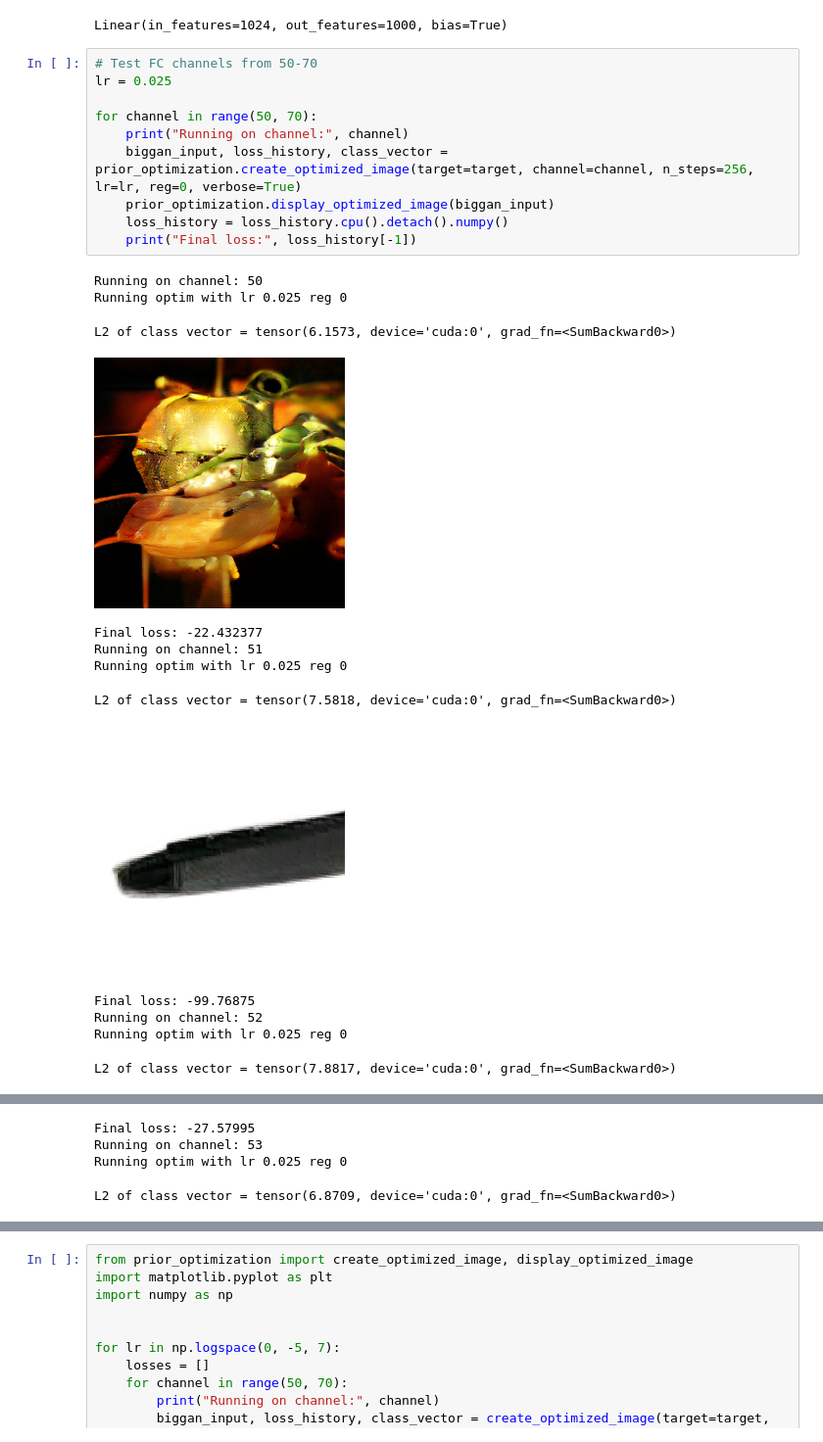
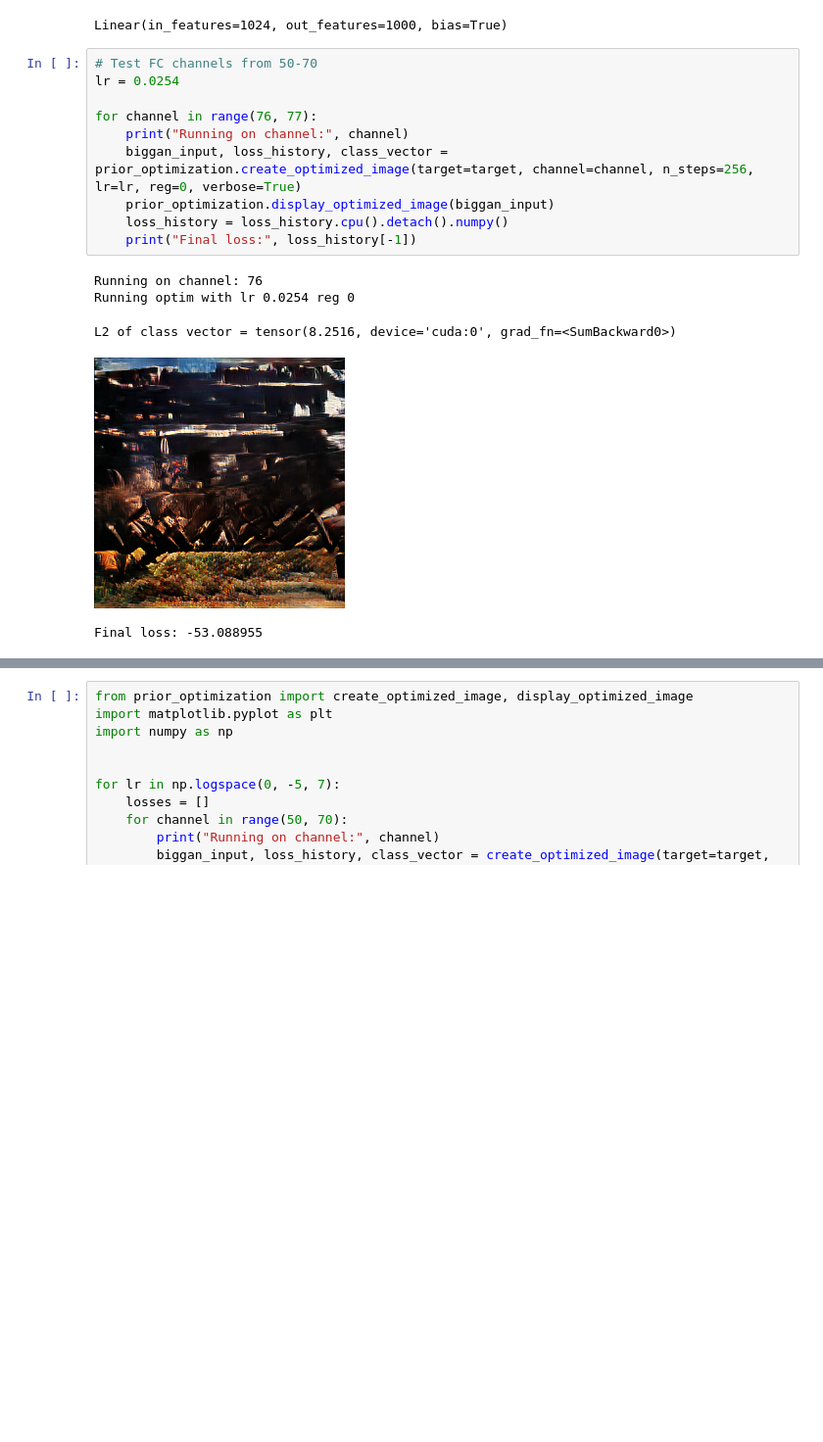
Before and after one commit to jackaldenryan/231nFinalProject, a Jupyter notebook: realization-hparam-tuning.ipynb, the cells around one changed output, grey strips where cells are left out. Shown at 98% size. Saved outputs shown, nothing was run; the diff lists cells and outputs as text; blank space fills up the shorter version.

```diff
--- a/realization-hparam-tuning.ipynb
+++ b/realization-hparam-tuning.ipynb
@@ -14,25 +17,17 @@ print(target)
 Linear(in_features=1024, out_features=1000, bias=True)
 # %%
 # Test FC channels from 50-70
-lr = 0.025
+lr = 0.0254
 
-for channel in range(50, 70):
+for channel in range(76, 77):
     print("Running on channel:", channel)
     biggan_input, loss_history, class_vector = prior_optimization.create_optimized_image(target=target, channel=channel, n_steps=256, lr=lr, reg=0, verbose=True)
     prior_optimization.display_optimized_image(biggan_input)
     loss_history = loss_history.cpu().detach().numpy()
     print("Final loss:", loss_history[-1])
 # %% [output]
-Running on channel: 50
-Running optim with lr 0.025 reg 0
+Running on channel: 76
+Running optim with lr 0.0254 reg 0
-L2 of class vector = tensor(6.1573, device='cuda:0', grad_fn=<SumBackward0>)
+L2 of class vector = tensor(8.2516, device='cuda:0', grad_fn=<SumBackward0>)
-[figure, old version]
+[figure, new version]
-Final loss: -22.432377
-Running on channel: 51
-Running optim with lr 0.025 reg 0
+Final loss: -53.088955
-L2 of class vector = tensor(7.5818, device='cuda:0', grad_fn=<SumBackward0>)
-[figure, removed]
-Final loss: -99.76875
-Running on channel: 52
-Running optim with lr 0.025 reg 0
-L2 of class vector = tensor(7.8817, device='cuda:0', grad_fn=<SumBackward0>)
@@ -40,4 +33,0 @@ L2 of class vector = tensor(7.8817, device='cuda:0', grad_fn=<SumBackward0>)
-Final loss: -27.57995
-Running on channel: 53
-Running optim with lr 0.025 reg 0
-L2 of class vector = tensor(6.8709, device='cuda:0', grad_fn=<SumBackward0>)
```
Also changed, not shown: parts of 2 cells of this notebook, 5 other files.
